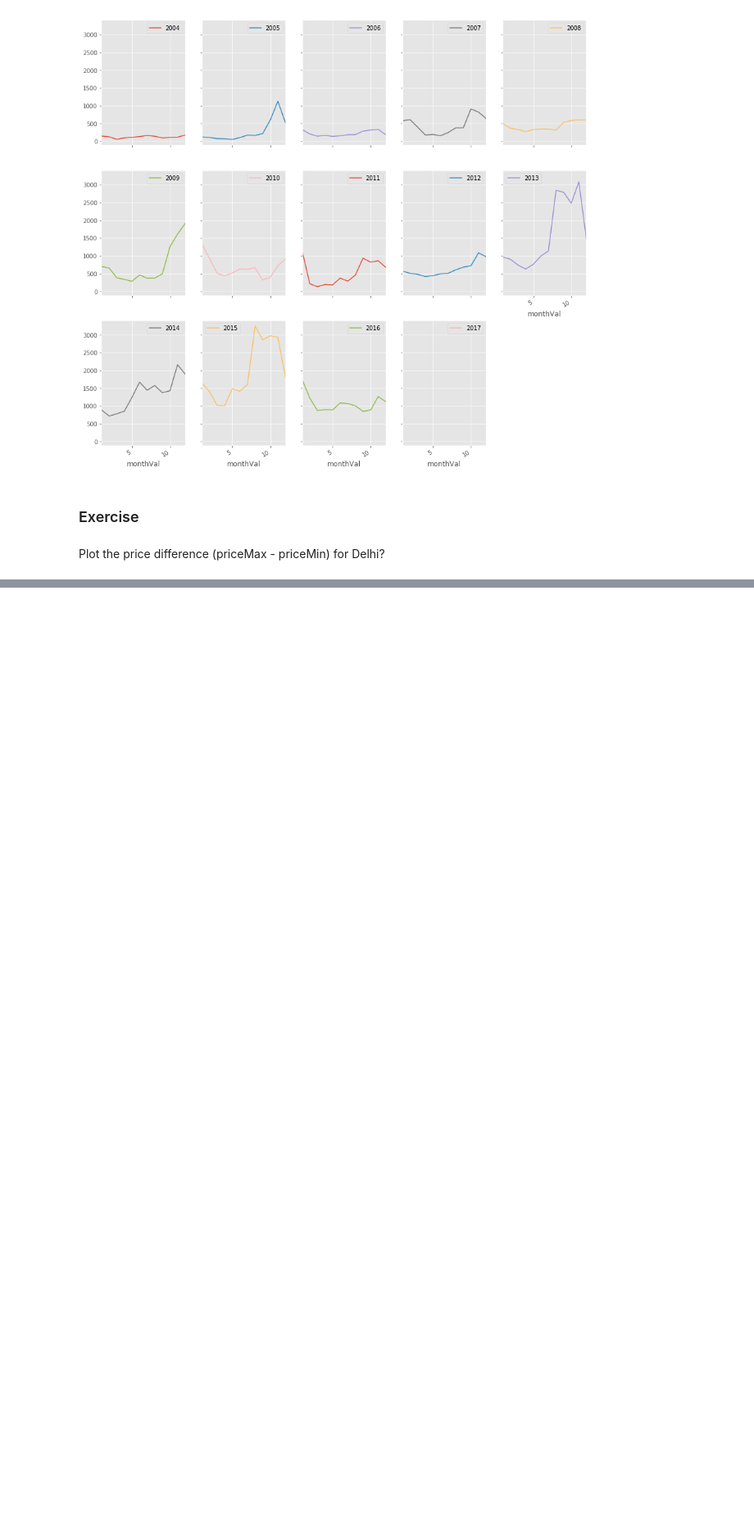
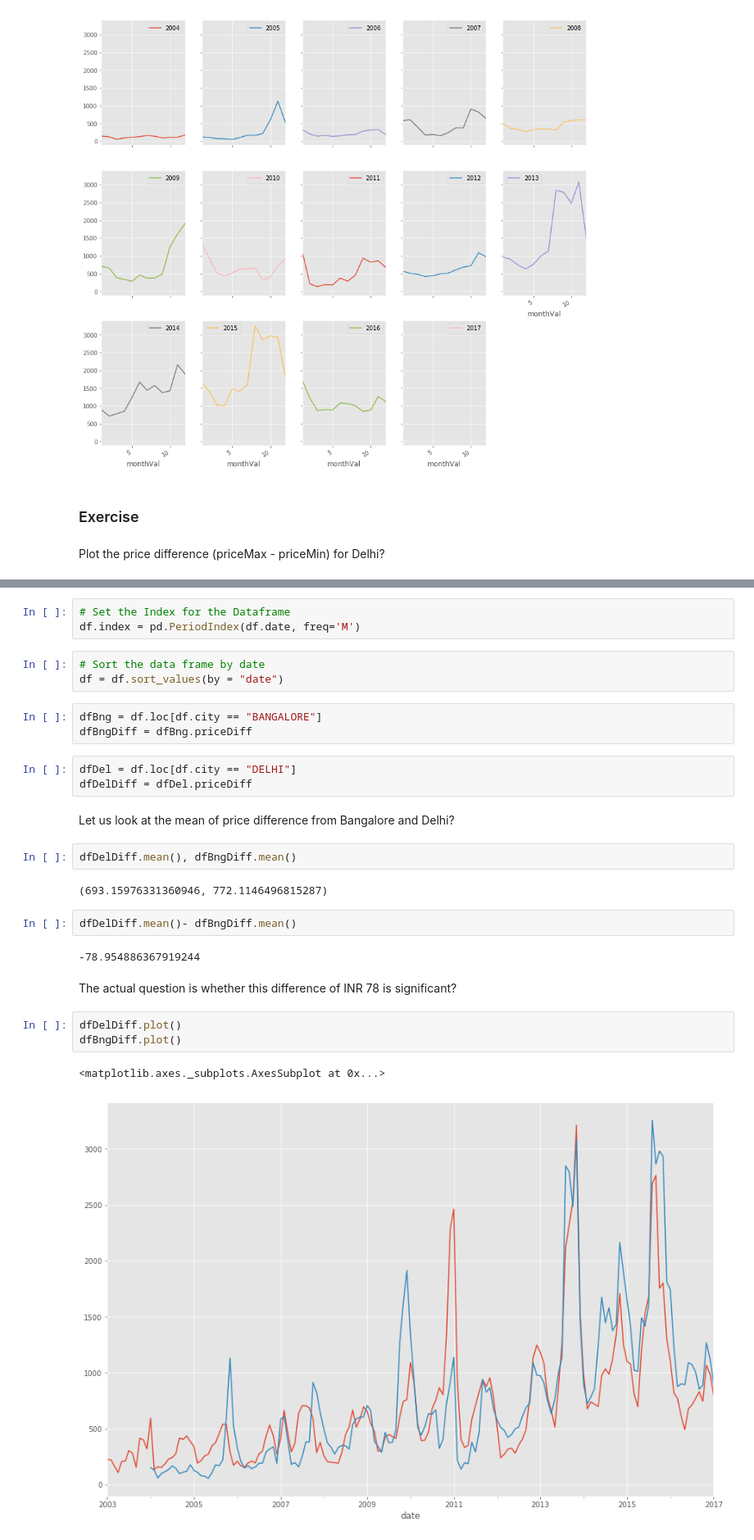
Before and after one commit to amitkaps/art-data-science, a Jupyter notebook: notebook/onion/5-Explore.ipynb, the cells around one changed output, grey strips where cells are left out. Shown: that part at 82% size. Saved outputs shown, nothing was run; the diff lists cells and outputs as text; blank space fills up the shorter version.

```diff
--- a/notebook/onion/5-Explore.ipynb
+++ b/notebook/onion/5-Explore.ipynb
@@ -251,0 +261,30 @@ Plot the price difference (priceMax - priceMin) for Delhi?
+# %%
+# Set the Index for the Dataframe
+df.index = pd.PeriodIndex(df.date, freq='M')
+# %%
+# Sort the data frame by date
+df = df.sort_values(by = "date")
+# %%
+dfBng = df.loc[df.city == "BANGALORE"]
+dfBngDiff = dfBng.priceDiff
+# %%
+dfDel = df.loc[df.city == "DELHI"]
+dfDelDiff = dfDel.priceDiff
+# %% [markdown]
+Let us look at the mean of price difference from Bangalore and Delhi?
+# %%
+dfDelDiff.mean(), dfBngDiff.mean()
+# %% [output]
+(693.15976331360946, 772.1146496815287)
+# %%
+dfDelDiff.mean()- dfBngDiff.mean()
+# %% [output]
+-78.954886367919244
+# %% [markdown]
+The actual question is whether this difference of INR 78 is significant?
+# %%
+dfDelDiff.plot()
+dfBngDiff.plot()
+# %% [output]
+<matplotlib.axes._subplots.AxesSubplot at 0x...>
+[figure, added]
```
Also changed, not shown: parts of 7 cells of this notebook, 10 other files.
